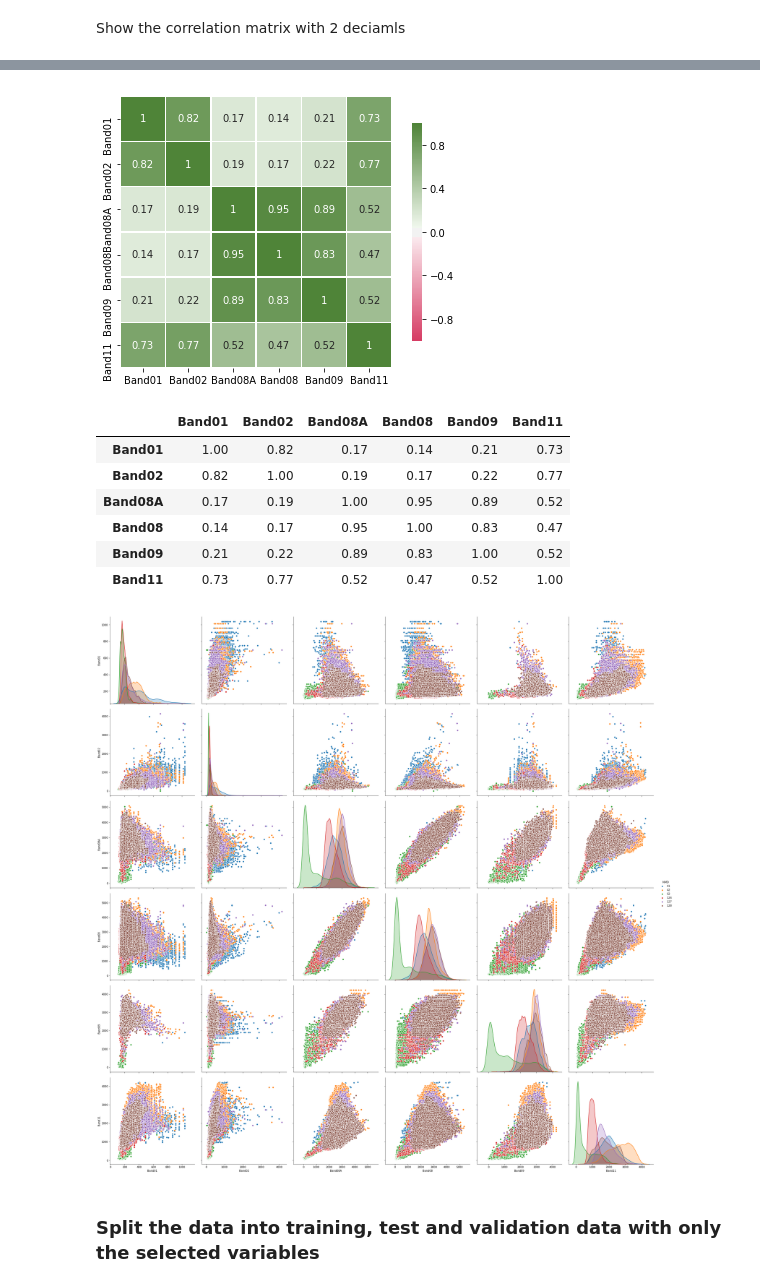
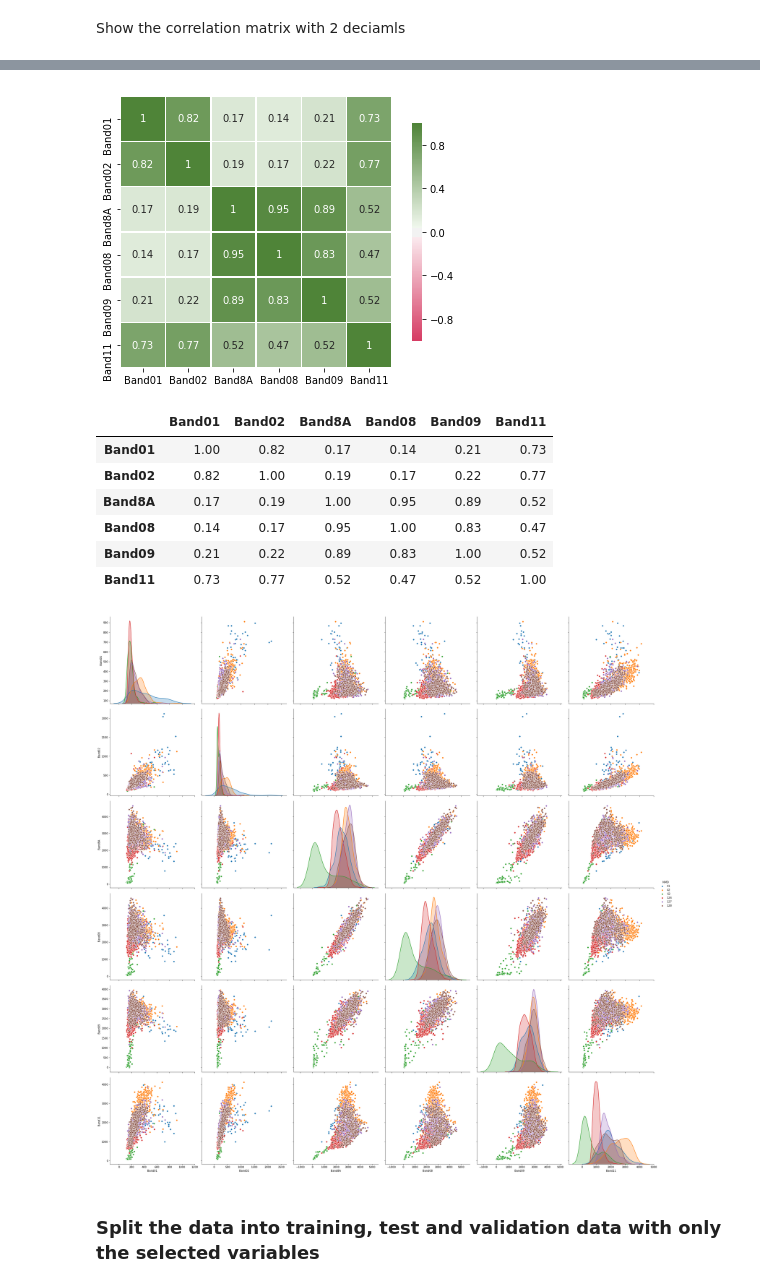
Before and after one commit to simjoh/AI-Lab-Neural-Net-and-Python, a Jupyter notebook: Lab2 - Ground type Classification with ESA and NMD - Solution.ipynb, the cells around one changed output, grey strips where cells are left out. Saved outputs shown, nothing was run; the diff lists cells and outputs as text; code cells hidden in the pictures.

```diff
--- a/Lab2 - Ground type Classification with ESA and NMD - Solution.ipynb
+++ b/Lab2 - Ground type Classification with ESA and NMD - Solution.ipynb
@@ -137,7 +144,7 @@ If you want to read a little more about the sensors [Wikipedia](https://en.wikip
 
 First we look at the data and try to get some idea of the data.
 # %%
-Bands=['Band01','Band02','Band03','Band04','Band05','Band06','Band07','Band08','Band08A','Band9','Band11','Band12']
+Bands=['Band01','Band02','Band03','Band04','Band05','Band06','Band07','Band08','Band8A','Band09','Band11','Band12']
 
 nrows, ncols = 3, 4
 fig = plt.figure(figsize=(12,9))
@@ -166,7 +173,7 @@ In order to put our data into a dataframe data has to be restructured into a 2d
 X = all_bands.reshape((12, np.shape(all_bands)[1]*np.shape(all_bands)[2])).T
 Y = NMD.reshape((np.shape(NMD)[0]*np.shape(NMD)[1],1)).astype(int)
 # %%
-Bands=['Band01','Band02','Band03','Band04','Band05','Band06','Band07','Band08','Band08A','Band09','Band11','Band12','NMD']
+Bands.append('NMD')#=['Band01','Band02','Band03','Band04','Band05','Band06','Band07','Band08','Band08A','Band09','Band11','Band12','NMD']
 
 data1 = np.c_[X,Y]
 df = pd.DataFrame(data1,columns=Bands)
@@ -216,7 +223,7 @@ Clearly there are some bands that are quite strongly correlated with each other.
 Delete bands that does not provide a lot of new data
 # %%
 import numpy as np
-sig_bands=['Band01','Band02','Band08A','Band08','Band09','Band11']#,'NMD']
+sig_bands=['Band01','Band02','Band8A','Band08','Band09','Band11']#,'NMD']
 corr2=df[sig_bands].corr()
 
 # Set up the matplotlib figure
@@ -230,23 +237,23 @@ sns.heatmap(corr2,  vmax=1,vmin=-1, center=0,cmap=cmap,# mask=mask,
             square=True, linewidths=.5, cbar_kws={"shrink": .8}, annot=True)
 plt.show()
 # %% [output]
-[figure, old version]
+[figure, new version]
 # %%
 corr2.round(decimals=2)
 # %% [output]
-|  | Band01 | Band02 | Band08A | Band08 | Band09 | Band11 |
+|  | Band01 | Band02 | Band8A | Band08 | Band09 | Band11 |
 | Band01 | 1.00 | 0.82 | 0.17 | 0.14 | 0.21 | 0.73 |
 | Band02 | 0.82 | 1.00 | 0.19 | 0.17 | 0.22 | 0.77 |
-| Band08A | 0.17 | 0.19 | 1.00 | 0.95 | 0.89 | 0.52 |
+| Band8A | 0.17 | 0.19 | 1.00 | 0.95 | 0.89 | 0.52 |
 | Band08 | 0.14 | 0.17 | 0.95 | 1.00 | 0.83 | 0.47 |
 | Band09 | 0.21 | 0.22 | 0.89 | 0.83 | 1.00 | 0.52 |
 | Band11 | 0.73 | 0.77 | 0.52 | 0.47 | 0.52 | 1.00 |
 # %%
-# This is a quite a though analysis of the data
-sns.pairplot(vars=sig_bands, data=df, hue='NMD', height=5)
+# This is a quite a though analysis of the data. By doing it on just a fraction of the data it gets a bit quicker. 2min -> 8sek
+sns.pairplot(vars=sig_bands, data=df.sample(frac = 0.01), hue='NMD', height=5)#
 plt.show()
 # %% [output]
-[figure, old version]
+[figure, new version]
 # %% [markdown]
 ### Split the data into training, test and validation data with only the selected variables
 # %%
```
Also changed, not shown: parts of 14 cells of this notebook, 5 other files.
